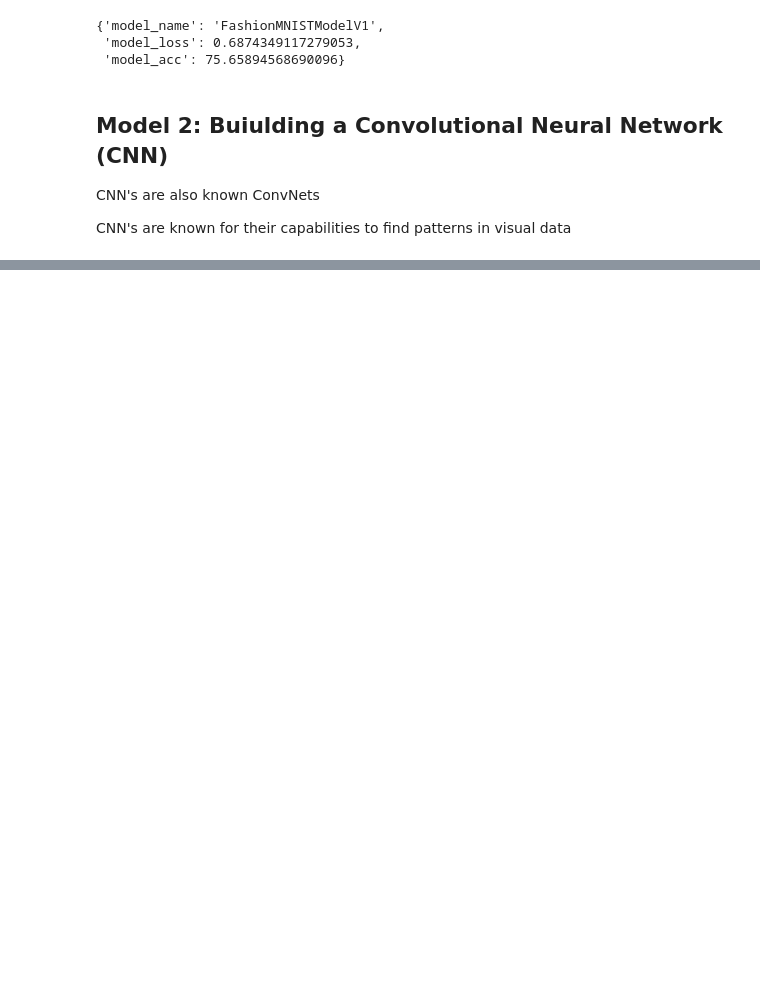
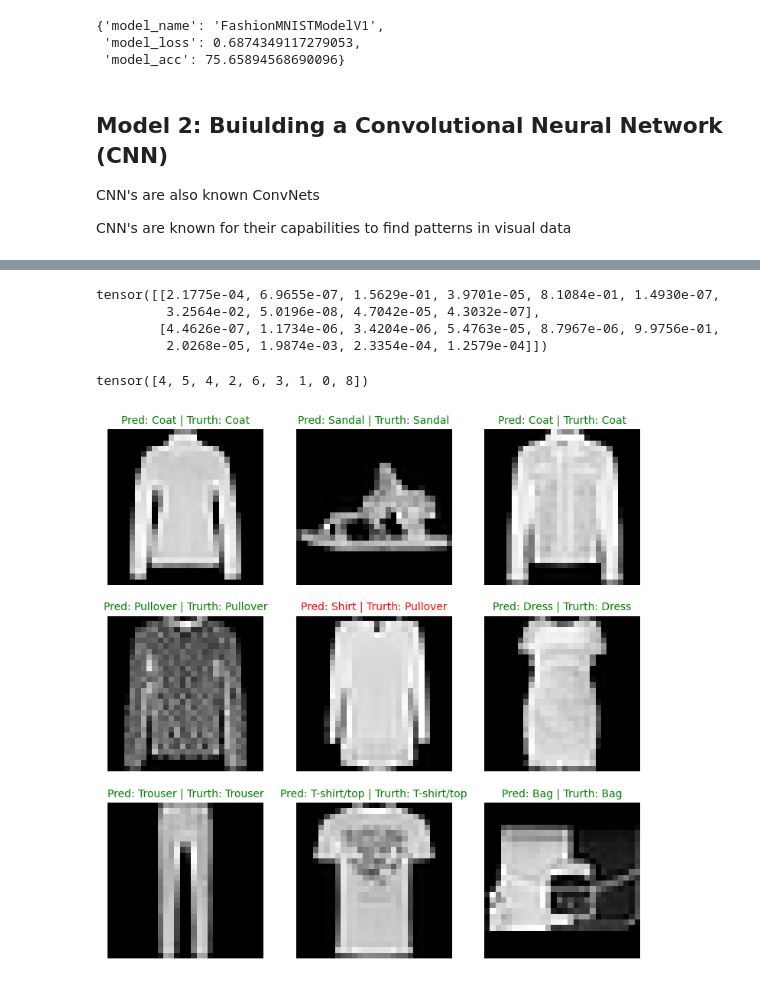
Before and after one commit to toki-04/studying-pytorch, a Jupyter notebook: 03_pytorch_computer_vision.ipynb, the cells around one changed output, grey strips where cells are left out. Cells and saved outputs as stored; diff of their text form; code cells hidden in the pictures; blank space fills up the shorter version.

```diff
--- a/03_pytorch_computer_vision.ipynb
+++ b/03_pytorch_computer_vision.ipynb
@@ -883,0 +1156,50 @@ FashionMNISTModelV2(
+# %%
+# Make predictions
+pred_probs = make_predictions(
+    model=model_2,
+    data=test_samples,
+)
+
+# View first two prediction probabilities
+pred_probs[:2]
+# %% [output]
+tensor([[2.1775e-04, 6.9655e-07, 1.5629e-01, 3.9701e-05, 8.1084e-01, 1.4930e-07,
+         3.2564e-02, 5.0196e-08, 4.7042e-05, 4.3032e-07],
+        [4.4626e-07, 1.1734e-06, 3.4204e-06, 5.4763e-05, 8.7967e-06, 9.9756e-01,
+         2.0268e-05, 1.9874e-03, 2.3354e-04, 1.2579e-04]])
+# %%
+# Convert prediction probabilities to labels
+pred_classes = pred_probs.argmax(dim=1)
+pred_classes
+# %% [output]
+tensor([4, 5, 4, 2, 6, 3, 1, 0, 8])
+# %%
+# Plot predictions
+plt.figure(figsize=(9,9))
+nrows = 3
+ncols = 3
+for i, sample in enumerate(test_samples):
+  # Create subplot
+  plt.subplot(nrows, ncols, i+1)
+
+  # plot the target image
+  plt.imshow(sample.squeeze(), cmap="gray")
+
+  # Find the prediction (in text form, e.g "Sandal")
+  pred_label = class_names[pred_classes[i]]
+
+  # Get the truth label (in text form)
+  truth_label = class_names[test_labels[i]]
+
+  # Create a title for the plot
+  title_text = f"Pred: {pred_label} | Trurth: {truth_label}"
+
+  # Check for equality between pred and truth and change color of title text
+  if pred_label == truth_label:
+    plt.title(title_text, fontsize=10, c="g")
+  else:
+    plt.title(title_text, fontsize=10, c="r")
+
+  plt.axis(False)
+# %% [output]
+[figure, added]
```
Also changed, not shown: parts of 46 cells of this notebook.
